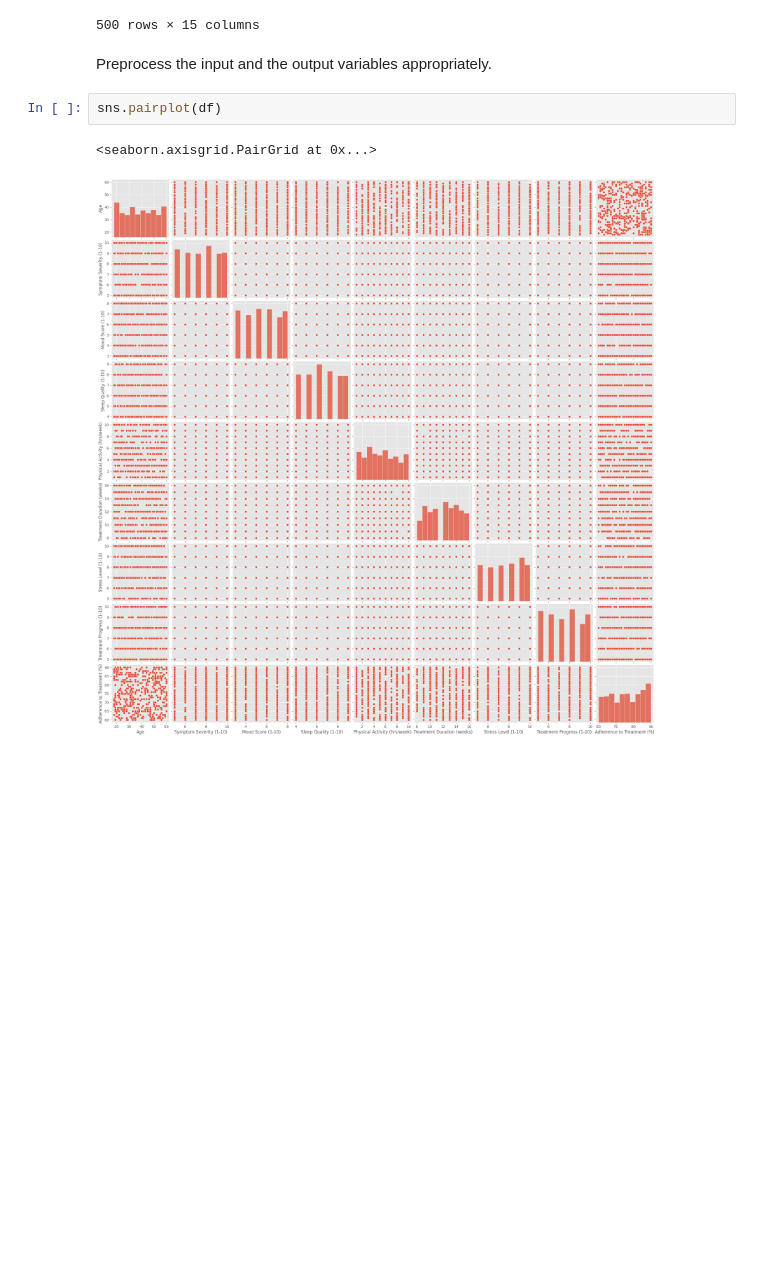
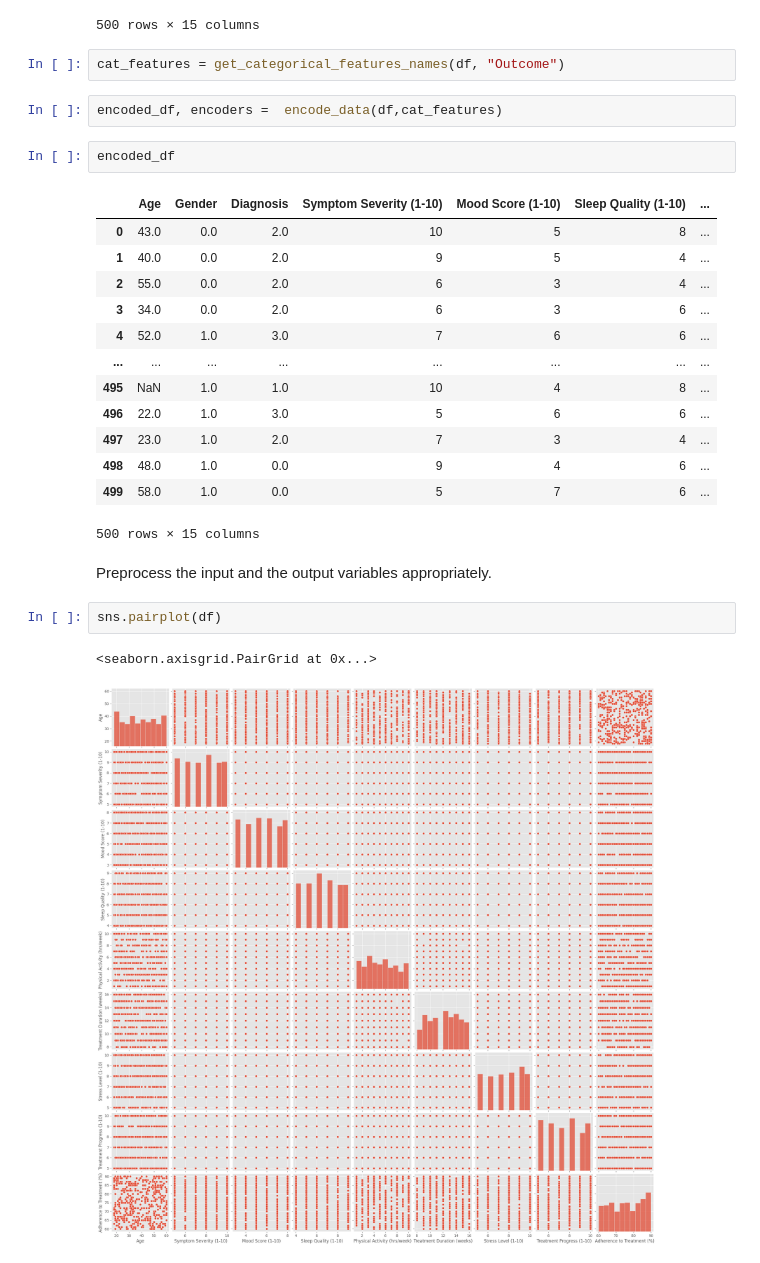
Before and after one commit to Itonkdong/VNP-Kolokviumski, a Jupyter notebook: LV2/Laboratory exercise 2 - Introduction to Data Science (15.11.2024 11_00).ipynb, the cells around one changed output. Drawn from its saved outputs; the diff is of its cells as text; blank space fills up the shorter version.

```diff
--- a/LV2/Laboratory exercise 2 - Introduction to Data Science (15.11.2024 11_00).ipynb
+++ b/LV2/Laboratory exercise 2 - Introduction to Data Science (15.11.2024 11_00).ipynb
@@ -62,6 +64,26 @@ df
 | 498 | 48.0 | Male | Bipolar Disorder | 9 | 4 | 6 | ... |
 | 499 | 58.0 | Male | Bipolar Disorder | 5 | 7 | 6 | ... |
 500 rows × 15 columns
+# %%
+cat_features = get_categorical_features_names(df, "Outcome")
+# %%
+encoded_df, encoders =  encode_data(df,cat_features)
+# %%
+encoded_df
+# %% [output]
+|  | Age | Gender | Diagnosis | Symptom Severity (1-10) | Mood Score (1-10) | Sleep Quality (1-10) | ... |
+| 0 | 43.0 | 0.0 | 2.0 | 10 | 5 | 8 | ... |
+| 1 | 40.0 | 0.0 | 2.0 | 9 | 5 | 4 | ... |
+| 2 | 55.0 | 0.0 | 2.0 | 6 | 3 | 4 | ... |
+| 3 | 34.0 | 0.0 | 2.0 | 6 | 3 | 6 | ... |
+| 4 | 52.0 | 1.0 | 3.0 | 7 | 6 | 6 | ... |
+| ... | ... | ... | ... | ... | ... | ... | ... |
+| 495 | NaN | 1.0 | 1.0 | 10 | 4 | 8 | ... |
+| 496 | 22.0 | 1.0 | 3.0 | 5 | 6 | 6 | ... |
+| 497 | 23.0 | 1.0 | 2.0 | 7 | 3 | 4 | ... |
+| 498 | 48.0 | 1.0 | 0.0 | 9 | 4 | 6 | ... |
+| 499 | 58.0 | 1.0 | 0.0 | 5 | 7 | 6 | ... |
+500 rows × 15 columns
 # %% [markdown]
 Preprocess the input and the output variables appropriately.
 # %%
```
Also changed, not shown: parts of 1 cell of this notebook, 2 other files.
